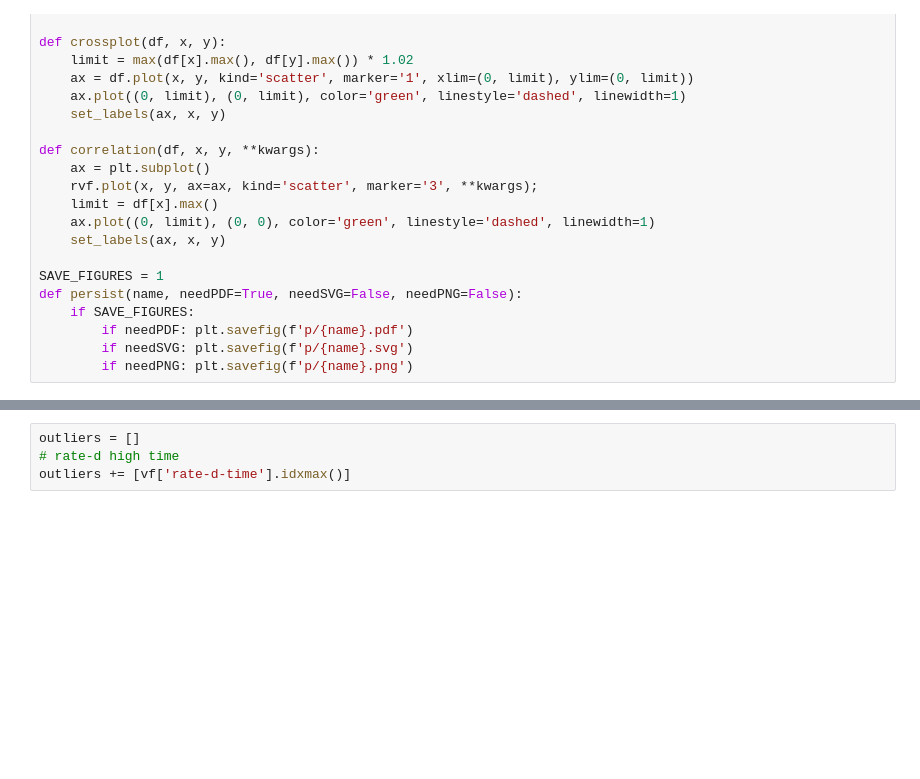
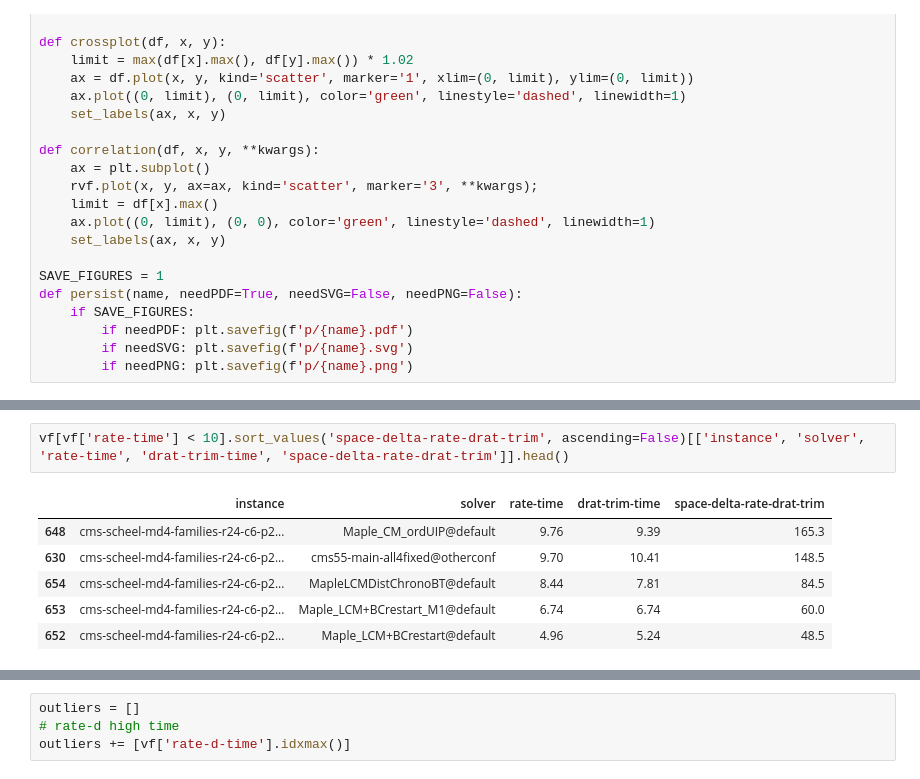
Before and after one commit to krobelus/rate-experiments, a Jupyter notebook: plots.ipynb, the cells around one changed output, grey strips where cells are left out. Cells and saved outputs as stored; diff of their text form; blank space fills up the shorter version.

```diff
--- a/plots.ipynb
+++ b/plots.ipynb
@@ -120,0 +123,9 @@ vf[[f'{checker}-time' for checker in checkers]].describe()
+# %%
+vf[vf['rate-time'] < 10].sort_values('space-delta-rate-drat-trim', ascending=False)[['instance', 'solver', 'rate-time', 'drat-trim-time', 'space-delta-rate-drat-trim']].head()
+# %% [output]
+|  | instance | solver | rate-time | drat-trim-time | space-delta-rate-drat-trim |
+| 648 | cms-scheel-md4-families-r24-c6-p2... | Maple_CM_ordUIP@default | 9.76 | 9.39 | 165.3 |
+| 630 | cms-scheel-md4-families-r24-c6-p2... | cms55-main-all4fixed@otherconf | 9.70 | 10.41 | 148.5 |
+| 654 | cms-scheel-md4-families-r24-c6-p2... | MapleLCMDistChronoBT@default | 8.44 | 7.81 | 84.5 |
+| 653 | cms-scheel-md4-families-r24-c6-p2... | Maple_LCM+BCrestart_M1@default | 6.74 | 6.74 | 60.0 |
+| 652 | cms-scheel-md4-families-r24-c6-p2... | Maple_LCM+BCrestart@default | 4.96 | 5.24 | 48.5 |
```
Also changed, not shown: parts of 3 cells of this notebook, 4 other files.
